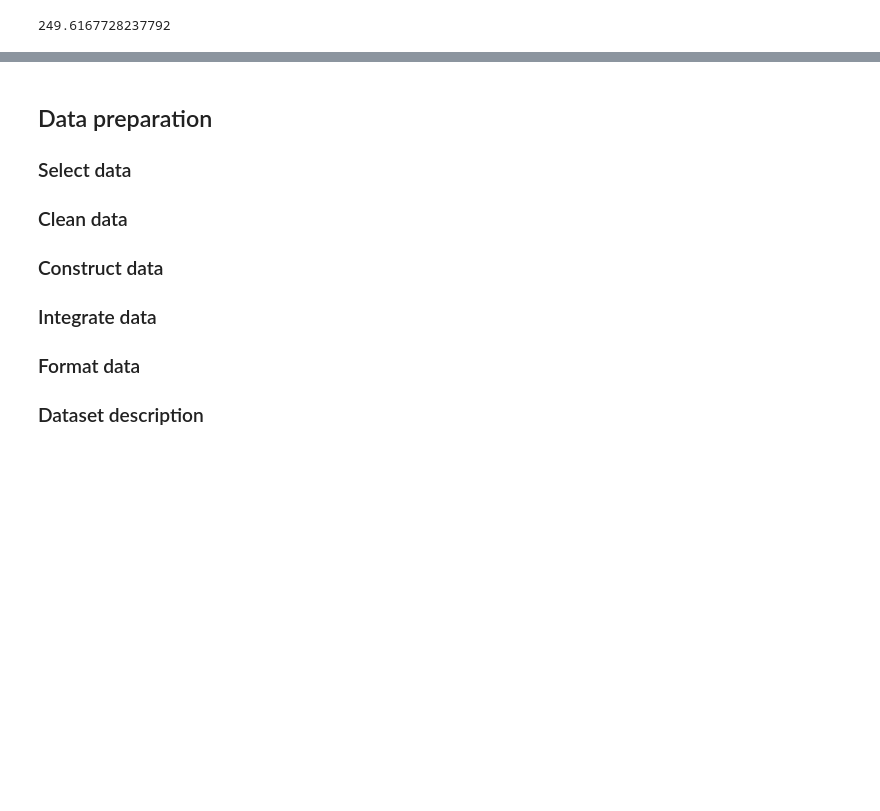
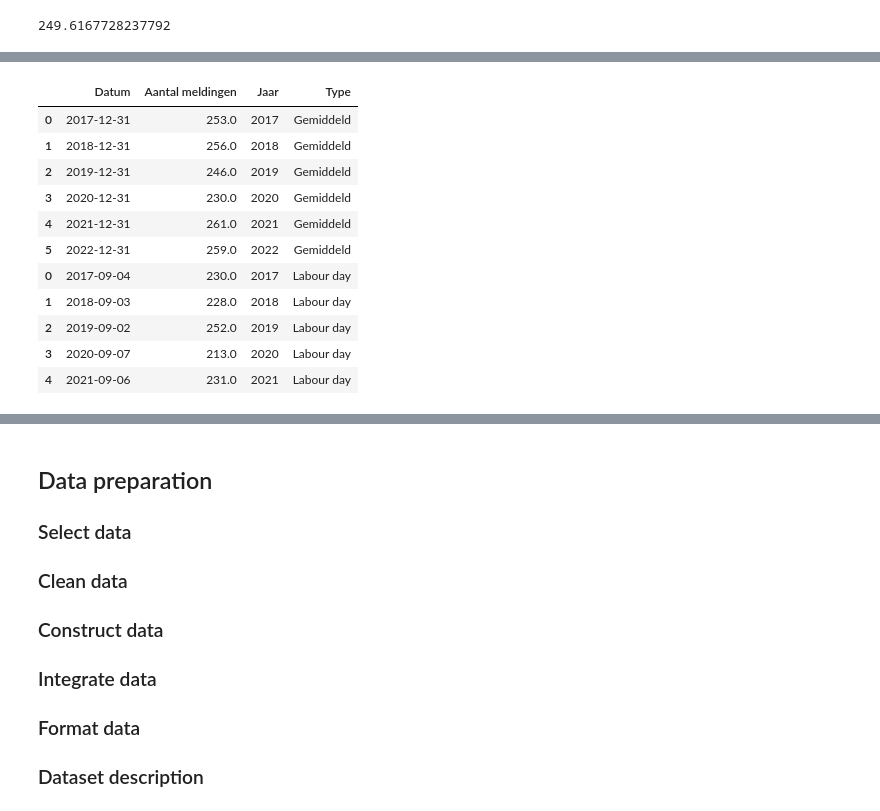
Before and after one commit to KolmschateS/poc-crime, a Jupyter notebook: labour-day-analyse.ipynb, the cells around one changed output, grey strips where cells are left out. Cells and saved outputs as stored; diff of their text form; code cells hidden in the pictures; blank space fills up the shorter version.

```diff
--- a/labour-day-analyse.ipynb
+++ b/labour-day-analyse.ipynb
@@ -212,0 +224,22 @@ j1_crime_count
+# %%
+j1_crime_mean.set_index("YEAR")
+j1_labour_crime_count.set_index("YEAR")
+
+j1_mean_join = j1_crime_mean.append(j1_labour_crime_count)
+
+j1_mean_join.columns = ["Datum", "Aantal meldingen", "Jaar", "Type"]
+
+j1_mean_join
+# %% [output]
+|  | Datum | Aantal meldingen | Jaar | Type |
+| 0 | 2017-12-31 | 253.0 | 2017 | Gemiddeld |
+| 1 | 2018-12-31 | 256.0 | 2018 | Gemiddeld |
+| 2 | 2019-12-31 | 246.0 | 2019 | Gemiddeld |
+| 3 | 2020-12-31 | 230.0 | 2020 | Gemiddeld |
+| 4 | 2021-12-31 | 261.0 | 2021 | Gemiddeld |
+| 5 | 2022-12-31 | 259.0 | 2022 | Gemiddeld |
+| 0 | 2017-09-04 | 230.0 | 2017 | Labour day |
+| 1 | 2018-09-03 | 228.0 | 2018 | Labour day |
+| 2 | 2019-09-02 | 252.0 | 2019 | Labour day |
+| 3 | 2020-09-07 | 213.0 | 2020 | Labour day |
+| 4 | 2021-09-06 | 231.0 | 2021 | Labour day |
```
Also changed, not shown: parts of 12 cells of this notebook.
